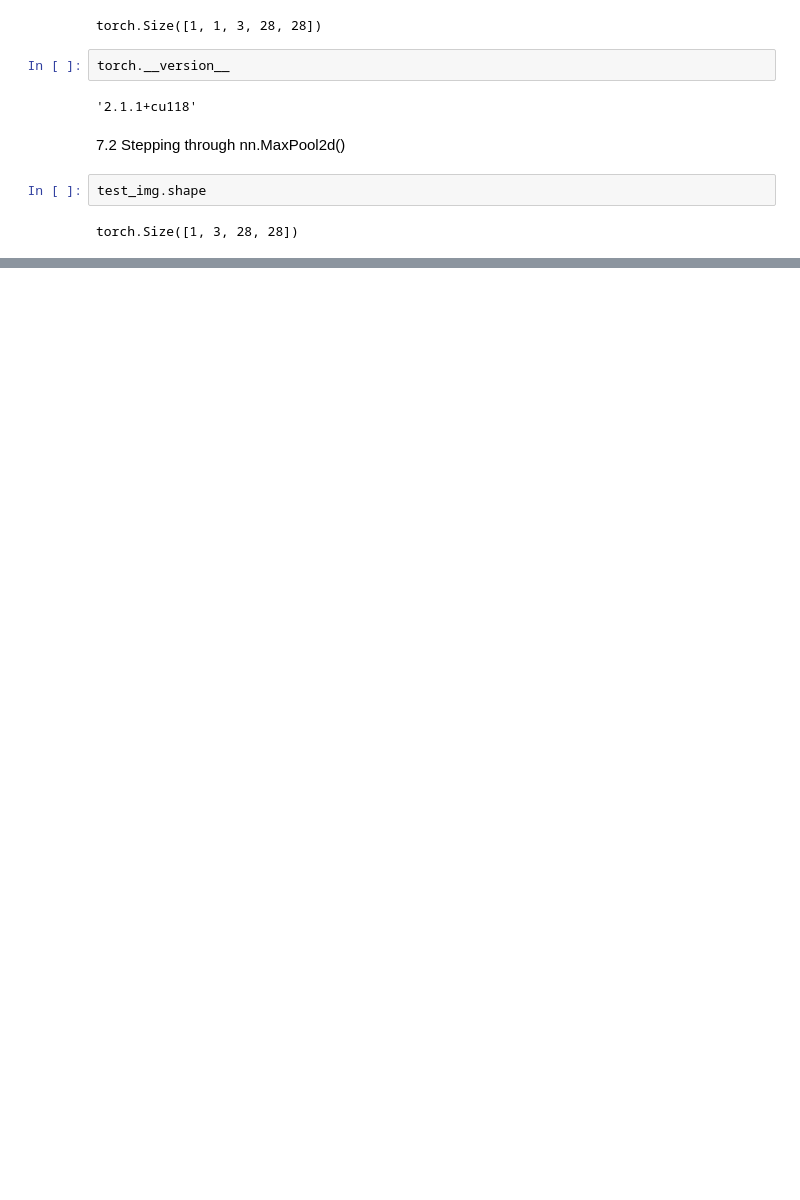
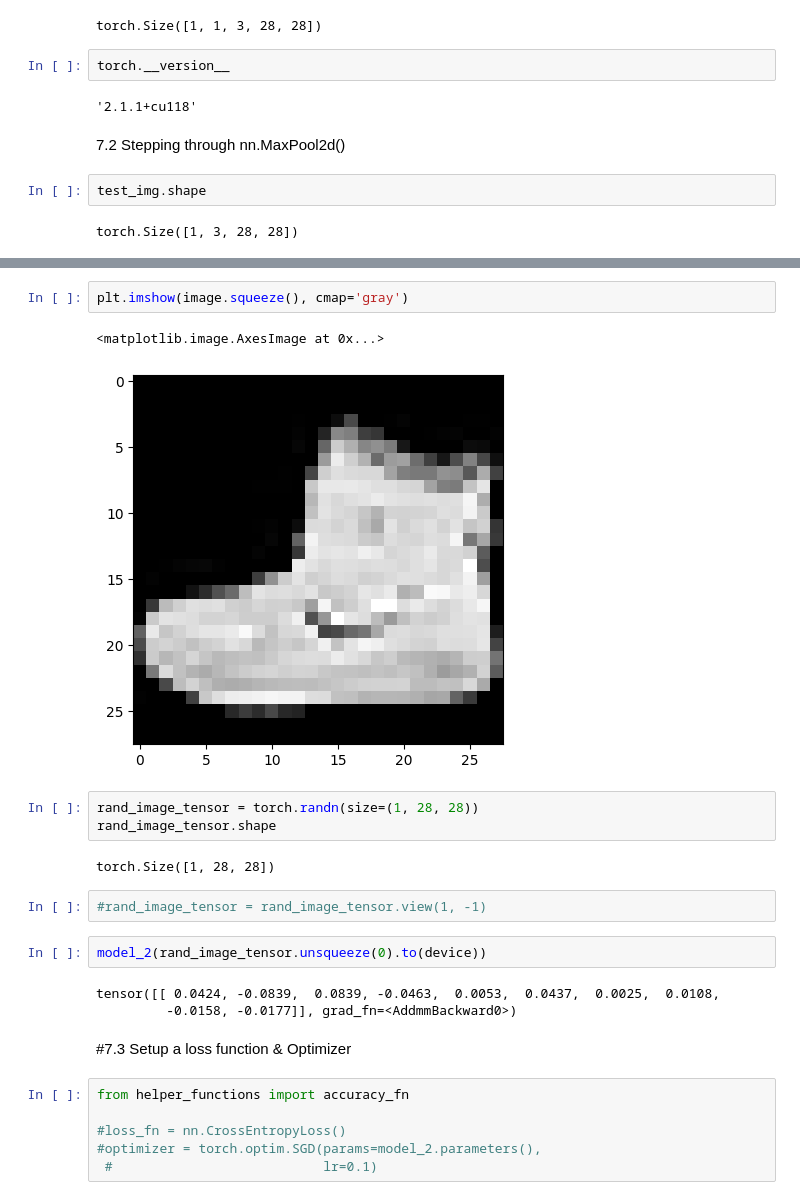
Before and after one commit to parimalakettymuthu/ComputerVision, a Jupyter notebook: PyTorch_ComputerVision.ipynb, the cells around one changed output, grey strips where cells are left out. Cells and saved outputs as stored; diff of their text form; blank space fills up the shorter version.

```diff
--- a/PyTorch_ComputerVision.ipynb
+++ b/PyTorch_ComputerVision.ipynb
@@ -764,0 +797,25 @@ Test image with unsqueezed dimensione: torch.Size([1, 1, 3, 28, 28])
+# %%
+plt.imshow(image.squeeze(), cmap='gray')
+# %% [output]
+<matplotlib.image.AxesImage at 0x...>
+[figure, added]
+# %%
+rand_image_tensor = torch.randn(size=(1, 28, 28))
+rand_image_tensor.shape
+# %% [output]
+torch.Size([1, 28, 28])
+# %%
+#rand_image_tensor = rand_image_tensor.view(1, -1)
+# %%
+model_2(rand_image_tensor.unsqueeze(0).to(device))
+# %% [output]
+tensor([[ 0.0424, -0.0839,  0.0839, -0.0463,  0.0053,  0.0437,  0.0025,  0.0108,
+         -0.0158, -0.0177]], grad_fn=<AddmmBackward0>)
+# %% [markdown]
+#7.3 Setup a loss function & Optimizer
+# %%
+from helper_functions import accuracy_fn
+
+#loss_fn = nn.CrossEntropyLoss()
+#optimizer = torch.optim.SGD(params=model_2.parameters(),
+ #                           lr=0.1)
```
Also changed, not shown: parts of 29 cells of this notebook.
